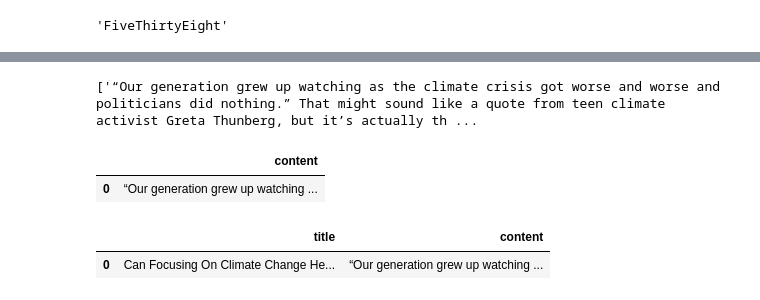
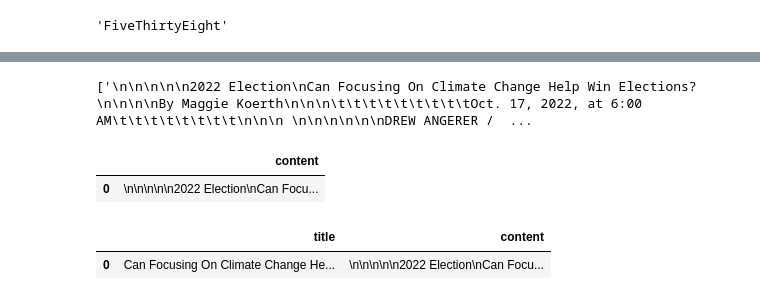
Before and after one commit to eo026/homework-1, a Jupyter notebook: notebooks/01-scraping.ipynb, the cells around one changed output, grey strips where cells are left out. Drawn from its saved outputs; the diff is of its cells as text; code cells hidden in the pictures.

```diff
--- a/notebooks/01-scraping.ipynb
+++ b/notebooks/01-scraping.ipynb
@@ -89,7 +89,8 @@ soup.span.text
 # %% [output]
 'FiveThirtyEight'
 # %%
-entries_all = soup.find_all('div', {'class': 'entry-content'})
+#entries_all = soup.find_all('div', {'class': 'entry-content'})
+entries_all = soup.find_all('div', {'class': 'site-main'})
 # %%
 entries_all
 # %% [output]
@@ -113,18 +114,18 @@ entries_all
 # %%
 entries_text=[]
 for i in entries_all:
-   entries_text.append((i.find("p",{"data-paragraph":"main"})).text)
+   entries_text.append((i.find("article",{"id":"post-345995"})).text)
    #entries_text.append((i.find("data-paragraph"))["main"])
 # %%
 entries_text
 # %% [output]
-['“Our generation grew up watching as the climate crisis got worse and worse and politicians did nothing.” That might sound like a quote from teen climate activist Greta Thunberg, but it’s actually th ...
+['\n\n\n\n\n2022 Election\nCan Focusing On Climate Change Help Win Elections?\n\n\n\nBy Maggie Koerth\n\n\n\t\t\t\t\t\t\t\t\tOct. 17, 2022, at 6:00 AM\t\t\t\t\t\t\t\t\n\n\n \n\n\n\n\n\nDREW ANGERER /  ...
 # %%
-df_content = pd.DataFrame( {"content" : quotes_text})
+df_content = pd.DataFrame( {"content" : entries_text})
 df_content
 # %% [output]
 |  | content |
-| 0 | “Our generation grew up watching ... |
+| 0 | \n\n\n\n\n2022 Election\nCan Focu... |
 # %%
 df_title=pd.DataFrame({"title":title})
 # %%
@@ -132,6 +133,6 @@ df=df_title.join(df_content)
 df
 # %% [output]
 |  | title | content |
-| 0 | Can Focusing On Climate Change He... | “Our generation grew up watching ... |
+| 0 | Can Focusing On Climate Change He... | \n\n\n\n\n2022 Election\nCan Focu... |
 # %%
 df.to_csv("webscraping.csv")
```
Also changed, not shown: parts of 2 cells of this notebook.
